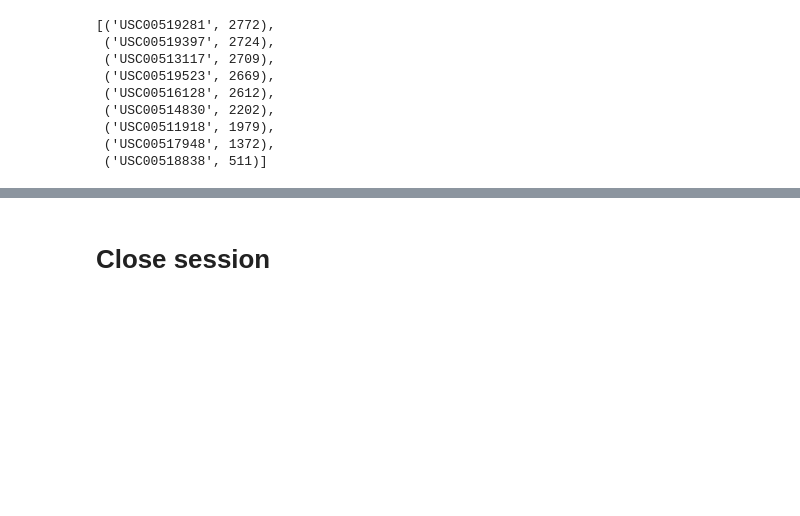
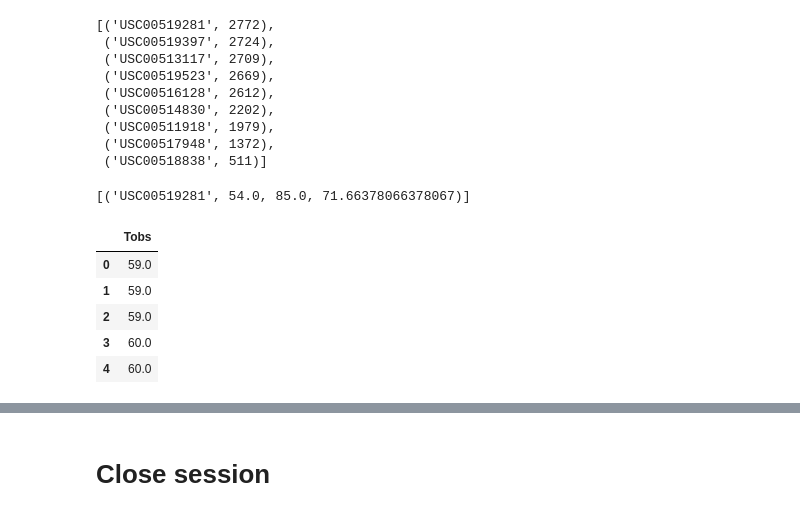
Before and after one commit to stefanyl/sqlalchemy-challenge, a Jupyter notebook: climate_starter.ipynb, the cells around one changed output, grey strips where cells are left out. Drawn from its saved outputs; the diff is of its cells as text; code cells hidden in the pictures; blank space fills up the shorter version.

```diff
--- a/climate_starter.ipynb
+++ b/climate_starter.ipynb
@@ -125,6 +125,22 @@ active_stations
  ('USC00518838', 511)]
 # %%
 # Using the most active station id from the previous query, calculate the lowest, highest, and average temperature.
+session.query(Measurement.station,func.min(Measurement.tobs),func.max(Measurement.tobs),func.avg(Measurement.tobs)).filter(Measurement.station=='USC00519281').all()
+# %% [output]
+[('USC00519281', 54.0, 85.0, 71.66378066378067)]
 # %%
 # Using the most active station id
 # Query the last 12 months of temperature observation data for this station and plot the results as a histogram
+year_temp_obs = session.query(Measurement.tobs).\
+      filter(Measurement.date >= year_ago, Measurement.station == 'USC00519281').\
+      order_by(Measurement.tobs).all()
+#save as a data frame
+yto_df = pd.DataFrame(year_temp_obs, columns=['Tobs'])
+yto_df.head()
+# %% [output]
+|  | Tobs |
+| 0 | 59.0 |
+| 1 | 59.0 |
+| 2 | 59.0 |
+| 3 | 60.0 |
+| 4 | 60.0 |
```
Also changed, not shown: parts of 1 cell of this notebook.
